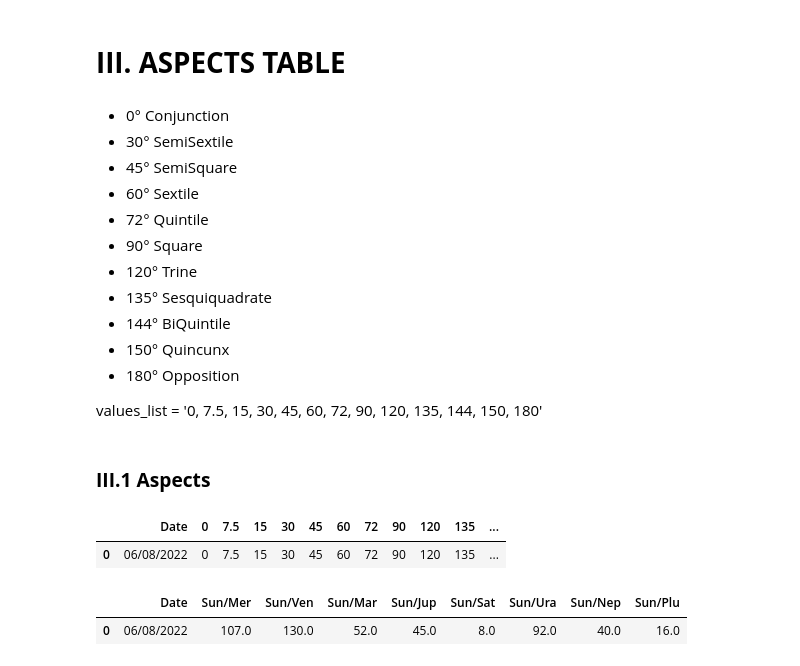
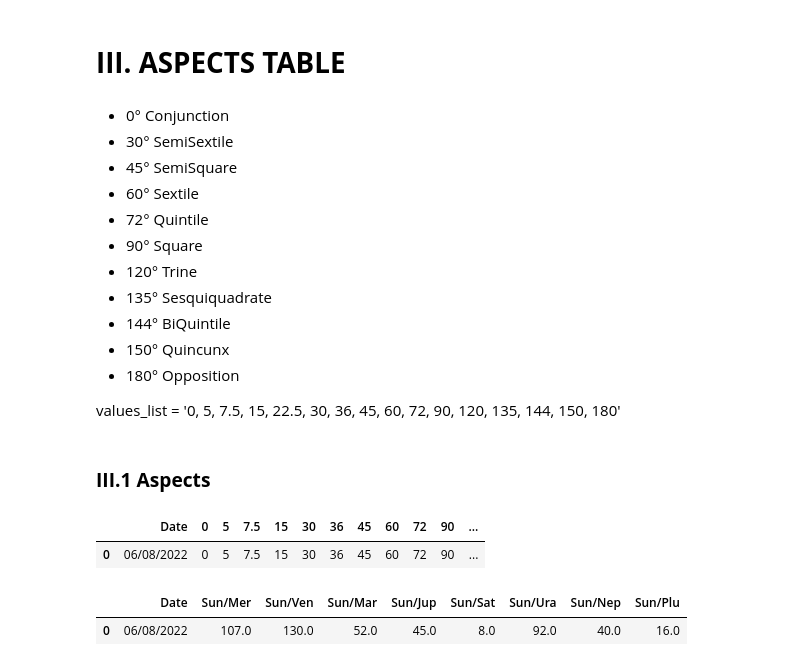
Before and after one commit to amirlehmam/MEMOIREPROPRE, a Jupyter notebook: PIPELINE.ipynb, the cells around one changed output. Saved outputs shown, nothing was run; the diff lists cells and outputs as text; code cells hidden in the pictures.

```diff
--- a/PIPELINE.ipynb
+++ b/PIPELINE.ipynb
@@ -4082,44 +4082,48 @@ geo_con
 * 150° Quincunx
 * 180° Opposition
 
-values_list = '0, 7.5, 15, 30, 45, 60, 72, 90, 120, 135, 144, 150, 180'
+values_list = '0, 5, 7.5, 15, 22.5, 30, 36, 45, 60, 72, 90, 120, 135, 144, 150, 180'
 # %% [markdown]
 ### **III.1 Aspects**
 # %%
-Flulist = pd.DataFrame({'Date': [today],
+aspect_list = pd.DataFrame({'Date': [today],
 
                                        '0': 0,
+
+                                       '5': 5,
 
                                        '7.5': 7.5,
 
                                        '15': 15,
 
                                        '30': 30,
+
+                                       '36': 36,
 
                                        '45': 45,
 
                                        '60': 60,
 
                                        '72': 72,
 
                                        '90': 90,
 
                                        '120': 120,
 
                                        '135': 135,
 
                                        '144': 144,
 
                                        '150': 150,
 
                                        '180': 180
 
                                        })
 
-Flulist
+aspect_list
 # %% [output]
-|  | Date | 0 | 7.5 | 15 | 30 | 45 | 60 | 72 | 90 | 120 | 135 | ... |
-| 0 | 06/08/2022 | 0 | 7.5 | 15 | 30 | 45 | 60 | 72 | 90 | 120 | 135 | ... |
+|  | Date | 0 | 5 | 7.5 | 15 | 30 | 36 | 45 | 60 | 72 | 90 | ... |
+| 0 | 06/08/2022 | 0 | 5 | 7.5 | 15 | 30 | 36 | 45 | 60 | 72 | 90 | ... |
 # %%
 TrTr = pd.DataFrame({'Date': [today],
 
```
Also changed, not shown: parts of 6 cells of this notebook.
